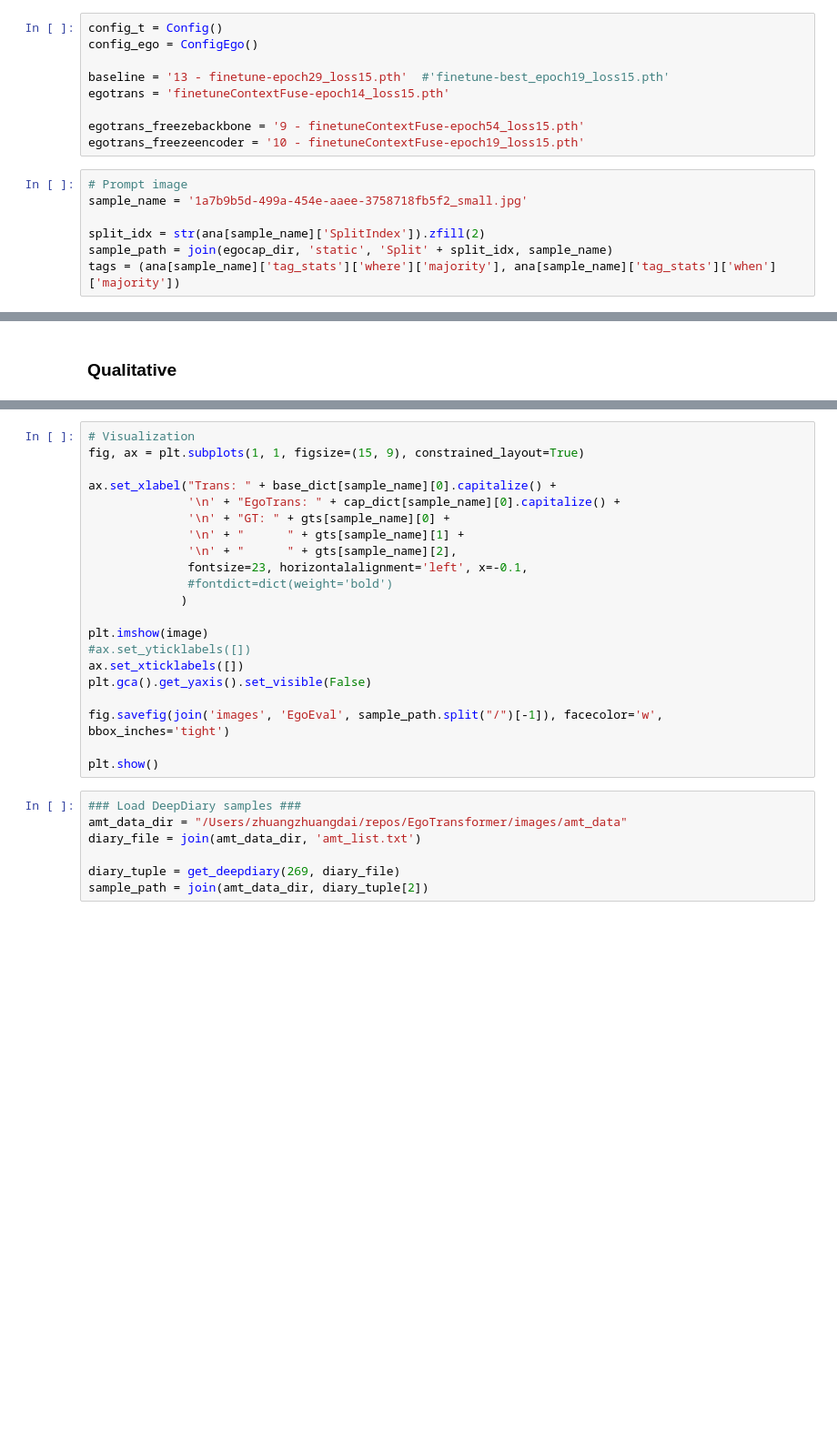
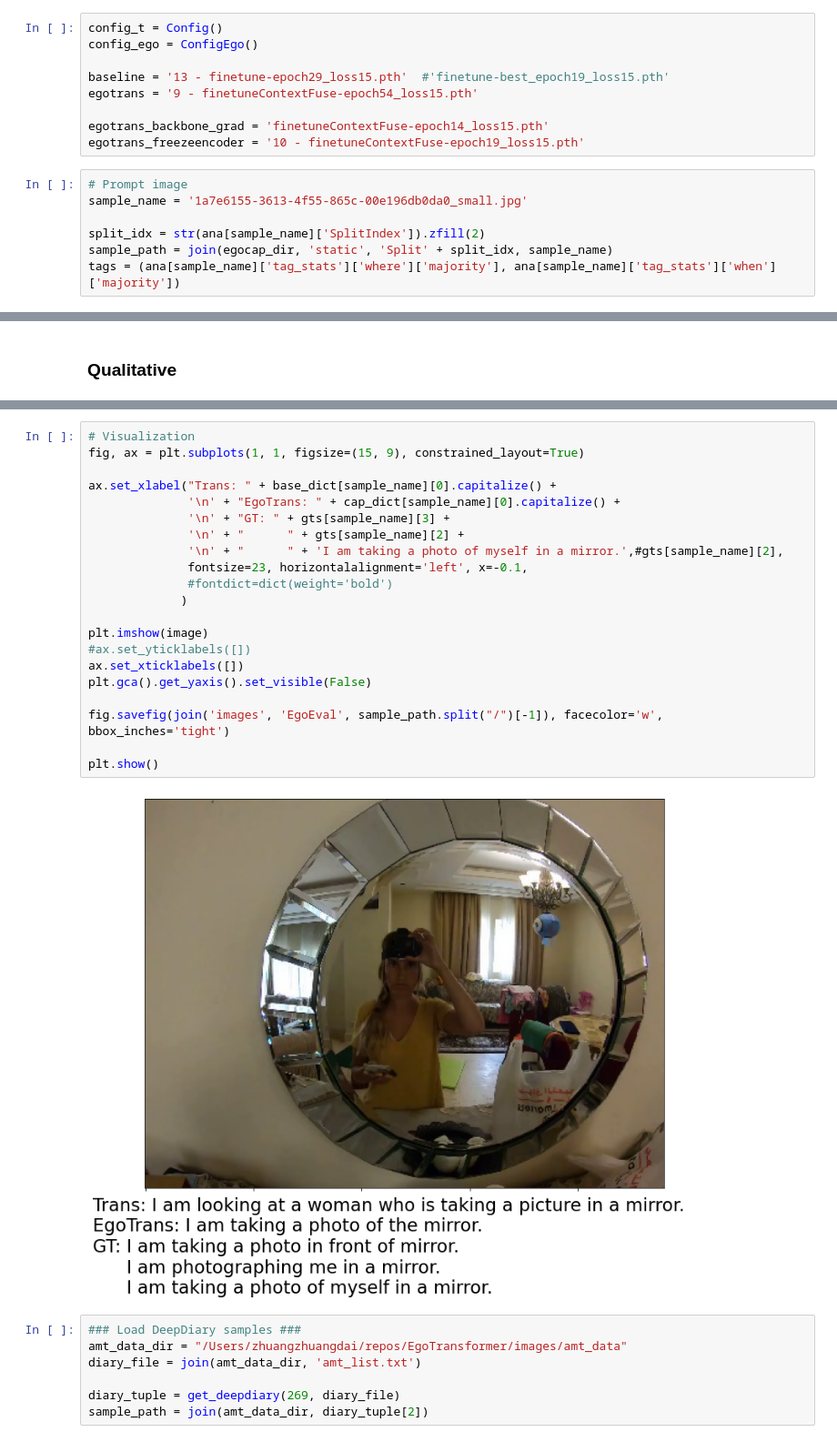
Before and after one commit to zdai257/EgoTransformer, a Jupyter notebook: zdData.ipynb, the cells around one changed output, grey strips where cells are left out. Shown: that part at 91% size. Saved outputs shown, nothing was run; the diff lists cells and outputs as text; blank space fills up the shorter version.

```diff
--- a/zdData.ipynb
+++ b/zdData.ipynb
@@ -476,13 +476,13 @@ config_t = Config()
 config_ego = ConfigEgo()
 
 baseline = '13 - finetune-epoch29_loss15.pth'  #'finetune-best_epoch19_loss15.pth'
-egotrans = 'finetuneContextFuse-epoch14_loss15.pth'
+egotrans = '9 - finetuneContextFuse-epoch54_loss15.pth'
 
-egotrans_freezebackbone = '9 - finetuneContextFuse-epoch54_loss15.pth'
+egotrans_backbone_grad = 'finetuneContextFuse-epoch14_loss15.pth'
 egotrans_freezeencoder = '10 - finetuneContextFuse-epoch19_loss15.pth'
 # %%
 # Prompt image
-sample_name = '1a7b9b5d-499a-454e-aaee-3758718fb5f2_small.jpg'
+sample_name = '1a7e6155-3613-4f55-865c-00e196db0da0_small.jpg'
 
 split_idx = str(ana[sample_name]['SplitIndex']).zfill(2)
 sample_path = join(egocap_dir, 'static', 'Split' + split_idx, sample_name)
@@ -539,24 +535,26 @@ print("PIL Image width: {}, height: {}".format(w, h))
 # %%
 # Visualization
 fig, ax = plt.subplots(1, 1, figsize=(15, 9), constrained_layout=True)
 
 ax.set_xlabel("Trans: " + base_dict[sample_name][0].capitalize() +
               '\n' + "EgoTrans: " + cap_dict[sample_name][0].capitalize() +
-              '\n' + "GT: " + gts[sample_name][0] +
-              '\n' + "      " + gts[sample_name][1] +
-              '\n' + "      " + gts[sample_name][2],
+              '\n' + "GT: " + gts[sample_name][3] +
+              '\n' + "      " + gts[sample_name][2] +
+              '\n' + "      " + 'I am taking a photo of myself in a mirror.',#gts[sample_name][2],
               fontsize=23, horizontalalignment='left', x=-0.1,
               #fontdict=dict(weight='bold')
              )
 
 plt.imshow(image)
 #ax.set_yticklabels([])
 ax.set_xticklabels([])
 plt.gca().get_yaxis().set_visible(False)
 
 fig.savefig(join('images', 'EgoEval', sample_path.split("/")[-1]), facecolor='w', bbox_inches='tight')
 
 plt.show()
+# %% [output]
+[figure, added]
 # %%
 ### Load DeepDiary samples ###
 amt_data_dir = "/Users/zhuangzhuangdai/repos/EgoTransformer/images/amt_data"
```
Also changed, not shown: parts of 10 cells of this notebook.
